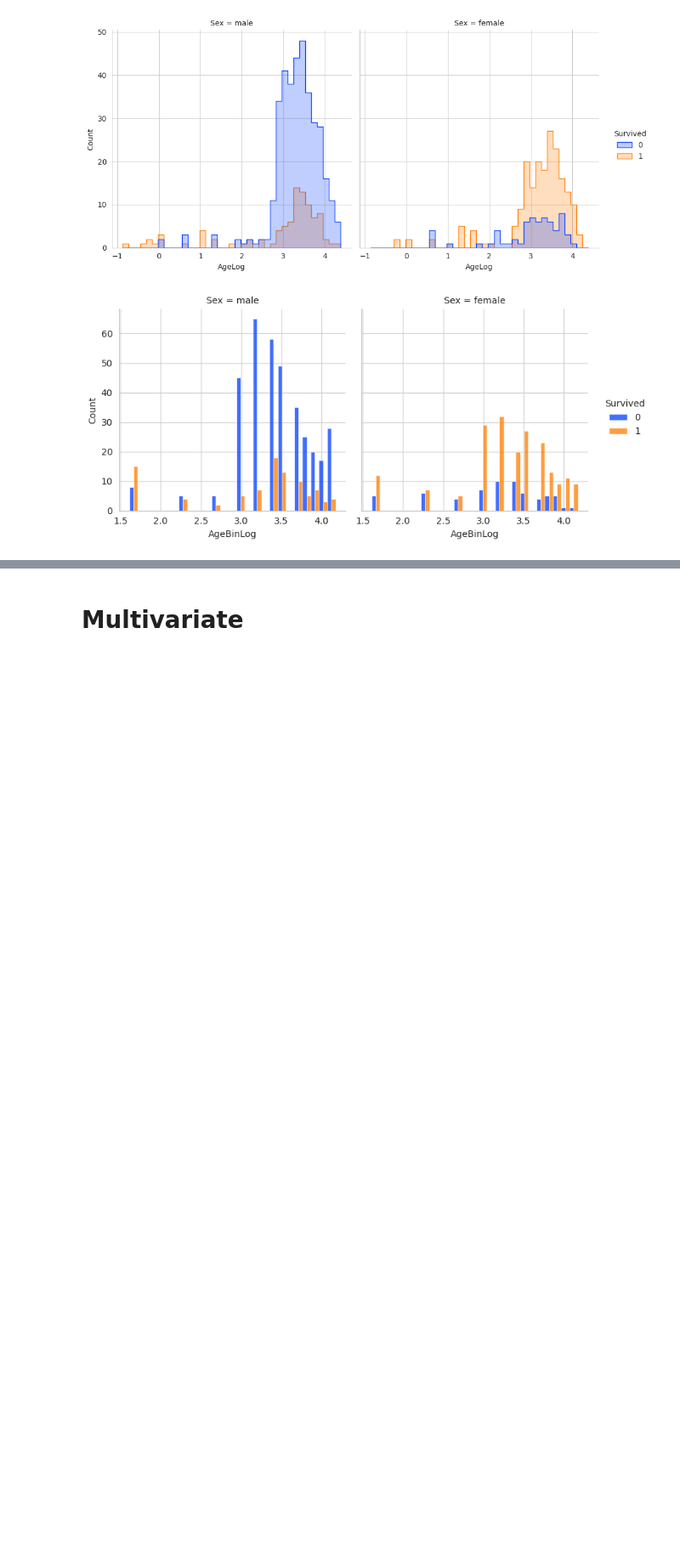
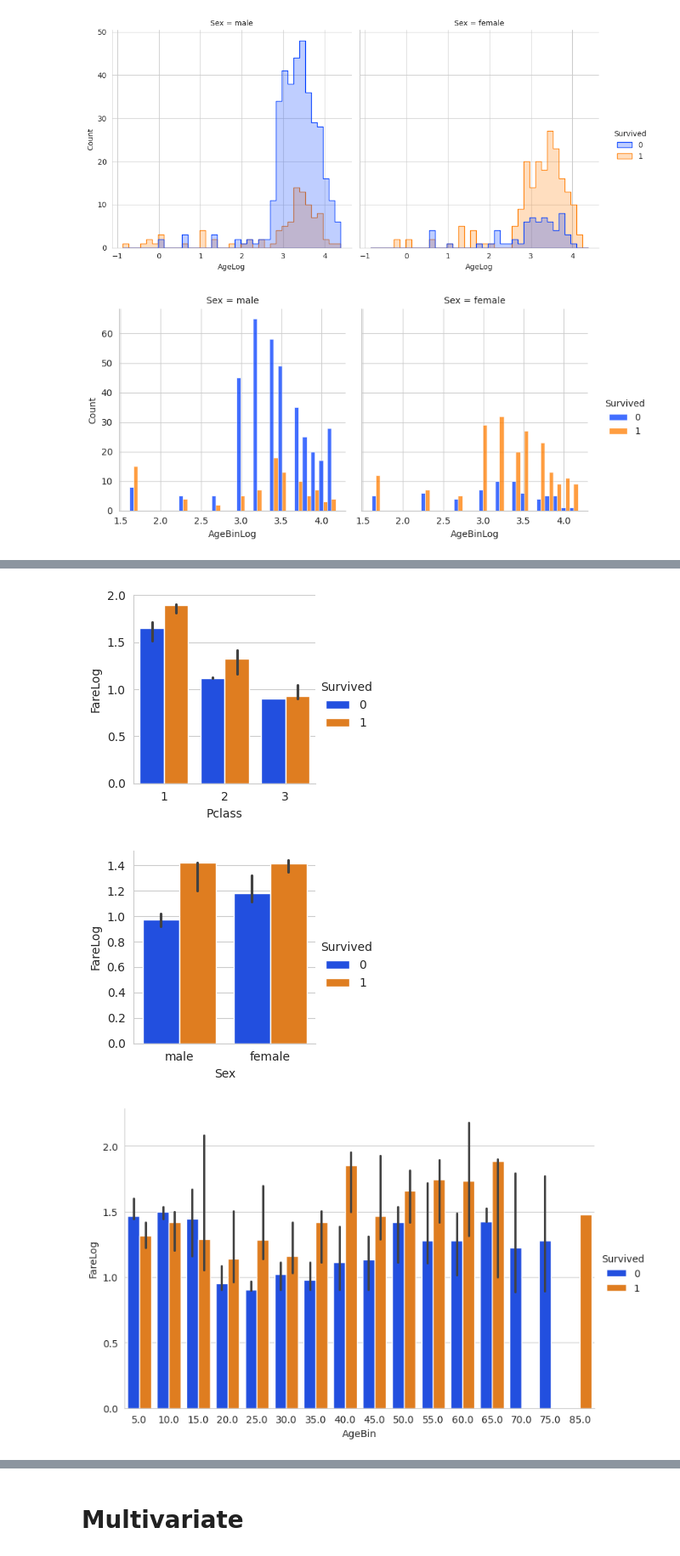
Before and after one commit to rfdspeng/ml_ai_portfolio, a Jupyter notebook: titanic/titanic.ipynb, the cells around one changed output, grey strips where cells are left out. Shown at 85% size. Cells and saved outputs as stored; diff of their text form; code cells hidden in the pictures; blank space fills up the shorter version.

```diff
--- a/titanic/titanic.ipynb
+++ b/titanic/titanic.ipynb
@@ -236,0 +242,8 @@ g = sns.displot(df_out, kind="hist", x="FareBinLog", hue="Survived", palette="br
+# %%
+g = sns.catplot(df_out, kind="bar", x="Pclass", y="FareLog", estimator="median", hue="Survived", palette="bright", height=3) # Using median reduces outlier effect
+g = sns.catplot(df_out, kind="bar", x="Sex", y="FareLog", estimator="median", hue="Survived", palette="bright", height=3)
+g = sns.catplot(df_out, kind="bar", x="AgeBin", y="FareLog", estimator="median", hue="Survived", palette="bright", aspect=1.5)
+# %% [output]
+[figure, added]
+[figure, added]
+[figure, added]
```
Also changed, not shown: parts of 17 cells of this notebook, 12 other files.
